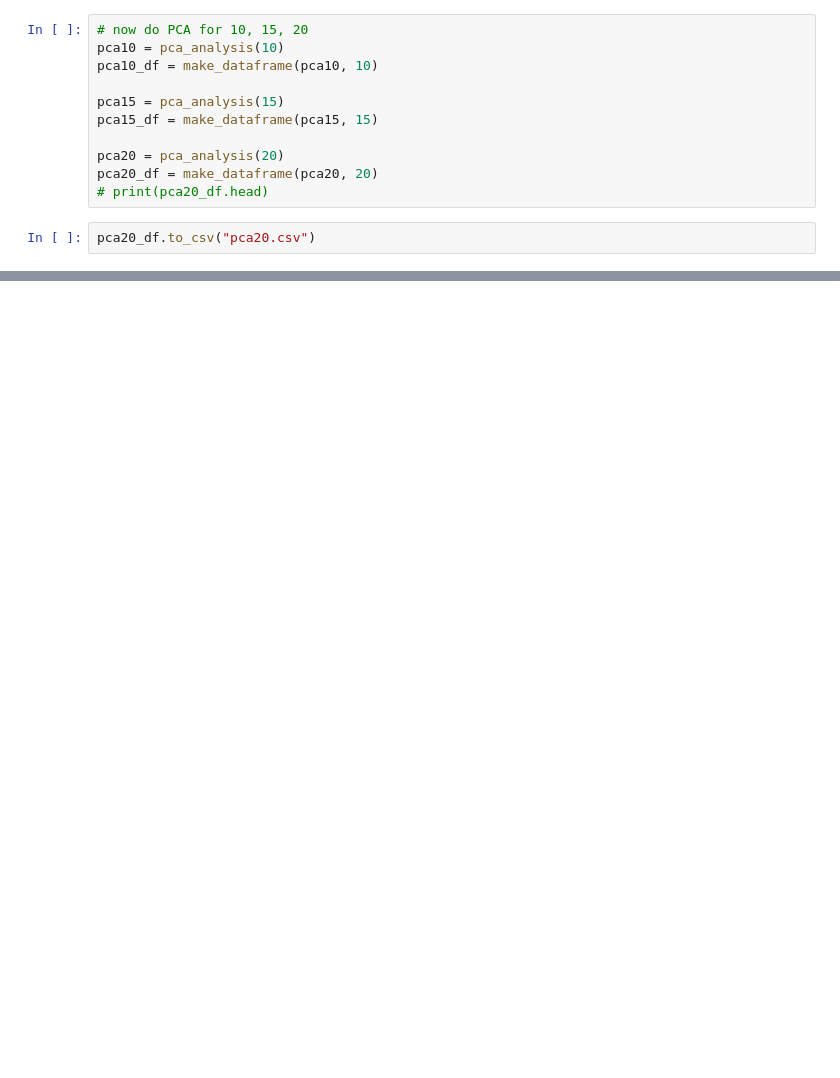
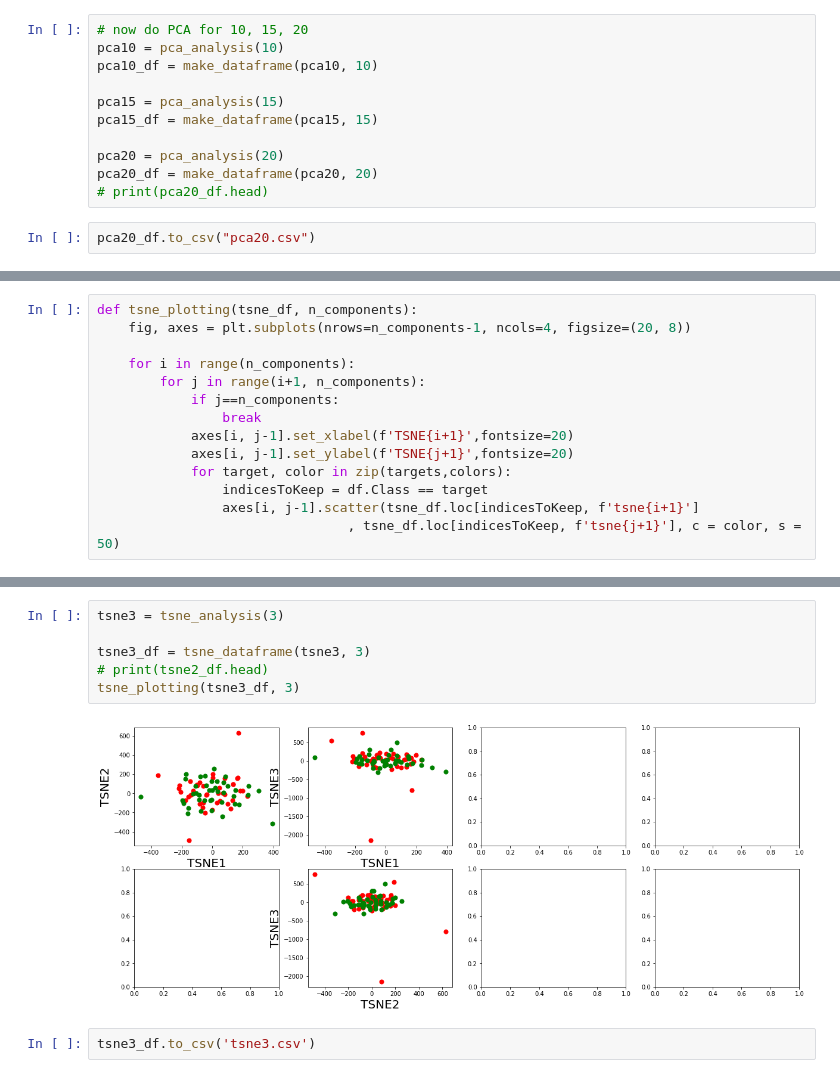
Before and after one commit to utshabkg/lung_cancer_biomarker, a Jupyter notebook: Lung_Cancer.ipynb, the cells around one changed output, grey strips where cells are left out. Saved outputs shown, nothing was run; the diff lists cells and outputs as text; blank space fills up the shorter version.

```diff
--- a/Lung_Cancer.ipynb
+++ b/Lung_Cancer.ipynb
@@ -158,0 +178,14 @@ pca20_df.to_csv("pca20.csv")
+# %%
+def tsne_plotting(tsne_df, n_components):
+    fig, axes = plt.subplots(nrows=n_components-1, ncols=4, figsize=(20, 8))
+
+    for i in range(n_components):
+        for j in range(i+1, n_components):
+            if j==n_components:
+                break
+            axes[i, j-1].set_xlabel(f'TSNE{i+1}',fontsize=20)
+            axes[i, j-1].set_ylabel(f'TSNE{j+1}',fontsize=20)
+            for target, color in zip(targets,colors):
+                indicesToKeep = df.Class == target
+                axes[i, j-1].scatter(tsne_df.loc[indicesToKeep, f'tsne{i+1}']
+                                , tsne_df.loc[indicesToKeep, f'tsne{j+1}'], c = color, s = 50)
@@ -158,0 +205,10 @@ pca20_df.to_csv("pca20.csv")
+# %%
+tsne3 = tsne_analysis(3)
+
+tsne3_df = tsne_dataframe(tsne3, 3)
+# print(tsne2_df.head)
+tsne_plotting(tsne3_df, 3)
+# %% [output]
+[figure, added]
+# %%
+tsne3_df.to_csv('tsne3.csv')
```
Also changed, not shown: parts of 10 cells of this notebook, 2 other files.
